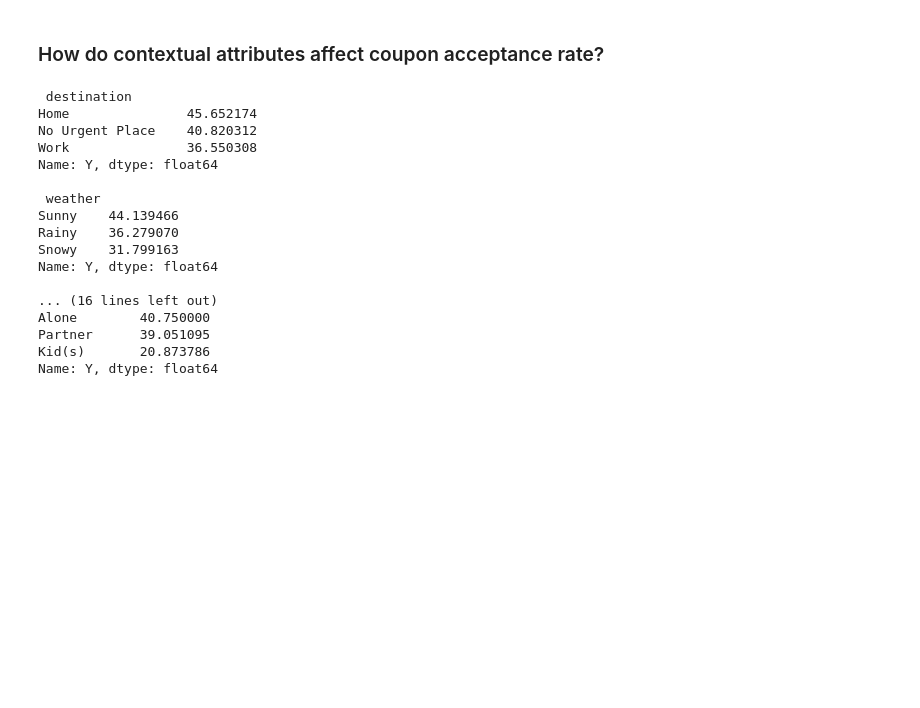
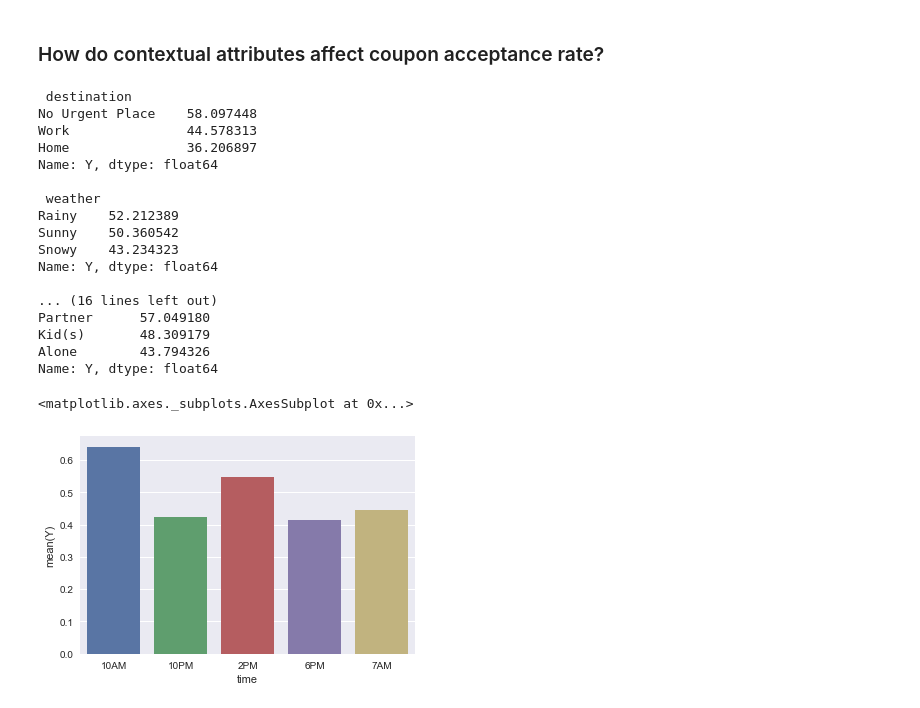
Before and after one commit to swethag04/ml-projects, a Jupyter notebook: assignment_5_1/coupon-analysis.ipynb, the cells around one changed output. Drawn from its saved outputs; the diff is of its cells as text; code cells hidden in the pictures; blank space fills up the shorter version.

Commit message:
Add additional findings on coffee house coupons

```diff
--- a/assignment_5_1/coupon-analysis.ipynb
+++ b/assignment_5_1/coupon-analysis.ipynb
@@ -496,22 +498,31 @@ Name: Y, dtype: float64
 # %%
 contextual_features = ['destination', 'weather','time','temperature','passanger']
 for f in contextual_features:
-    print("\n", df_bar.groupby(f)['Y'].mean().sort_values(ascending=False)*100.0)
+    print("\n", coffee.groupby(f)['Y'].mean().sort_values(ascending=False)*100.0)
 # %% [output]
  destination
-Home               45.652174
-No Urgent Place    40.820312
-Work               36.550308
+No Urgent Place    58.097448
+Work               44.578313
+Home               36.206897
 Name: Y, dtype: float64
 
  weather
-Sunny    44.139466
-Rainy    36.279070
-Snowy    31.799163
+Rainy    52.212389
+Sunny    50.360542
+Snowy    43.234323
 Name: Y, dtype: float64
 
 ... (16 lines left out)
-Alone        40.750000
-Partner      39.051095
-Kid(s)       20.873786
+Partner      57.049180
+Kid(s)       48.309179
+Alone        43.794326
 Name: Y, dtype: float64
+# %%
+coffee_time = coffee.groupby('time')['Y'].mean().reset_index()
+#coffee_weather.head()
+sns.barplot(x='time', y='Y', data=coffee_time)
+#chart.set_xticklabels(chart.get_xticklabels(), rotation=45)
+#plt.show()
+# %% [output]
+<matplotlib.axes._subplots.AxesSubplot at 0x...>
+[figure, added]
```
Also changed, not shown: parts of 9 cells of this notebook.
